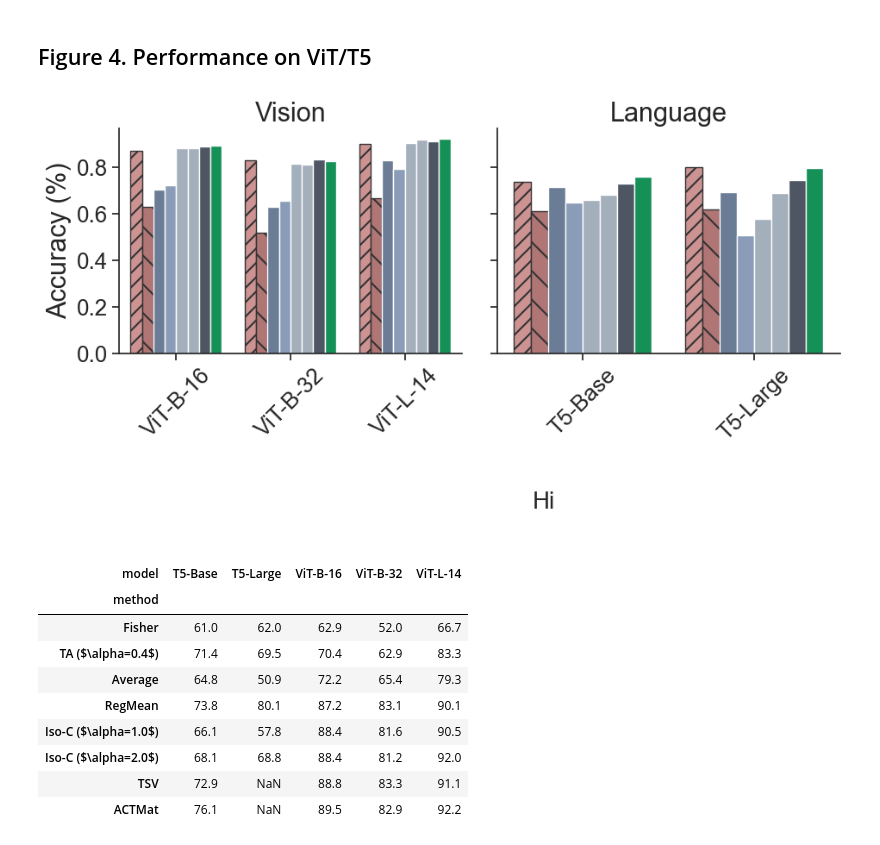
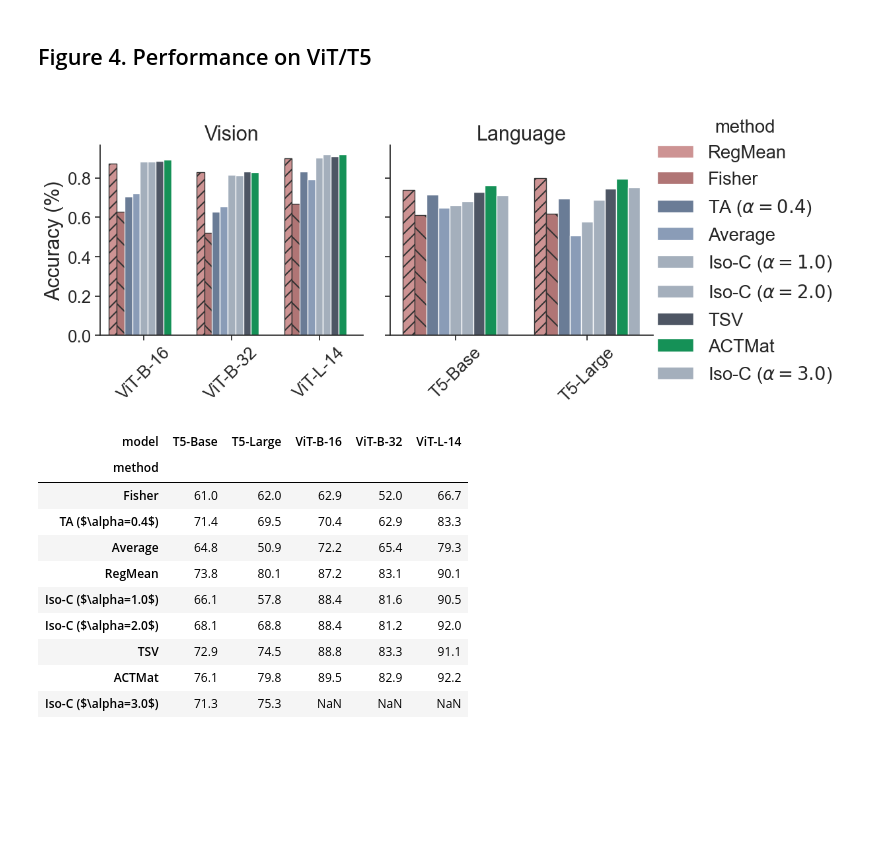
Before and after one commit to marawangamal/eigcov, a Jupyter notebook: notebooks/analysis-v2.ipynb, the cells around one changed output. Cells and saved outputs as stored; diff of their text form; code cells hidden in the pictures; blank space fills up the shorter version.

```diff
--- a/notebooks/analysis-v2.ipynb
+++ b/notebooks/analysis-v2.ipynb
@@ -55,6 +55,7 @@ methods = [
     "mean",
     "isoc",
     "isoc2",
+    "isoc3",
     "tsv",
     "eigcov",
 ]
@@ -69,6 +70,7 @@ method_to_method = {
     "mean": "Average",
     "isoc": "Iso-C ($\\alpha=1.0$)",
     "isoc2": "Iso-C ($\\alpha=2.0$)",
+    "isoc3": "Iso-C ($\\alpha=3.0$)",
     "tsv": "TSV",
     "eigcov": "ACTMat",
 }
@@ -81,6 +83,7 @@ method_to_color = {
     # "Iso-C ($\\alpha=2.0$)": "#4A5568",
     "Iso-C ($\\alpha=1.0$)": "#FFA500",  # orange
     "Iso-C ($\\alpha=2.0$)": "#FF0000",  # red
+    "Iso-C ($\\alpha=3.0$)": "#800080",  # purple
     "KNOTS-Iso-C": "#718096",
     "TSV": "#4A5568",
     "KNOTS-TSV": "#4A5568",
@@ -100,6 +103,7 @@ method_to_color = {
     # Group 3: Task Vectors, Iso-C, and KNOTS Variants (Muted Slates)
     "Iso-C ($\\alpha=1.0$)": "#A0AEC0",  # Lighter slate to complete the family progression
     "Iso-C ($\\alpha=2.0$)": "#A0AEC0",  # Lighter slate to complete the family progression
+    "Iso-C ($\\alpha=3.0$)": "#A0AEC0",  # Lighter slate to complete the family progression
     "KNOTS-Iso-C": "#718096",  # (User specified)
     "TSV": "#4A5568",  # (User specified)
     "KNOTS-TSV": "#4A5568",  # (User specified) - Note: Use "#2D3748" if you need it darker/distinct
@@ -137,45 +141,45 @@ for model in models:
         # print(f"Loading {filename}")
         with open(filename, "r") as f:
             metrics = json.load(f)
             scores = [t["metrics"]["primary_score"] for t in metrics["tasks"]]
             avg_score = np.mean(scores)
             rows.append({"model": model, "method": method, "acc": avg_score})
 
 
 df = pd.DataFrame(rows)
 df["group"] = df["model"].map(lambda x: model_to_group[x])
 df["method"] = df["method"].map(lambda x: method_to_method[x])
 # display(df)
 g = sns.catplot(
     data=df,
     x="model",
     hue="method",
     y="acc",
     col="group",
     kind="bar",
     palette=method_to_color,
     sharex=False,
 )
 # Formatting.
 g.set_axis_labels("", "Accuracy (%)")
 g.set_xticklabels(rotation=45)
 g.set_titles("{col_name}", fontsize=BASE_FONTSIZE)
 
-# Legend.
-g._legend.remove()
-g.fig.legend(
-    *g.axes.flat[0].get_legend_handles_labels(),
-    loc="lower center",
-    ncol=4,
-    bbox_to_anchor=(0.5, -0.1),
-    title="Hi",
-    frameon=False,
-)
-g.fig.subplots_adjust(bottom=0.35)
+# # Legend.
+# g._legend.remove()
+# g.fig.legend(
+#     *g.axes.flat[0].get_legend_handles_labels(),
+#     loc="lower center",
+#     ncol=4,
+#     bbox_to_anchor=(0.5, -0.1),
+#     title="",
+#     frameon=False,
+# )
+# g.fig.subplots_adjust(bottom=0.35)
 apply_hatches(g, method_to_hatch)
 # apply_linestyles(g, method_to_linestyle)
 # %% [output]
-[figure, old version]
+[figure, new version]
 # %%
 dfp = df.pivot(index="method", columns="model", values="acc")
 dfp = (dfp * 100).round(1)
@@ -189,5 +193,6 @@ dfp.sort_values(by="ViT-B-16")
 | RegMean | 73.8 | 80.1 | 87.2 | 83.1 | 90.1 |
 | Iso-C ($\alpha=1.0$) | 66.1 | 57.8 | 88.4 | 81.6 | 90.5 |
 | Iso-C ($\alpha=2.0$) | 68.1 | 68.8 | 88.4 | 81.2 | 92.0 |
-| TSV | 72.9 | NaN | 88.8 | 83.3 | 91.1 |
-| ACTMat | 76.1 | NaN | 89.5 | 82.9 | 92.2 |
+| TSV | 72.9 | 74.5 | 88.8 | 83.3 | 91.1 |
+| ACTMat | 76.1 | 79.8 | 89.5 | 82.9 | 92.2 |
+| Iso-C ($\alpha=3.0$) | 71.3 | 75.3 | NaN | NaN | NaN |
```
Also changed, not shown: 5 other files.
